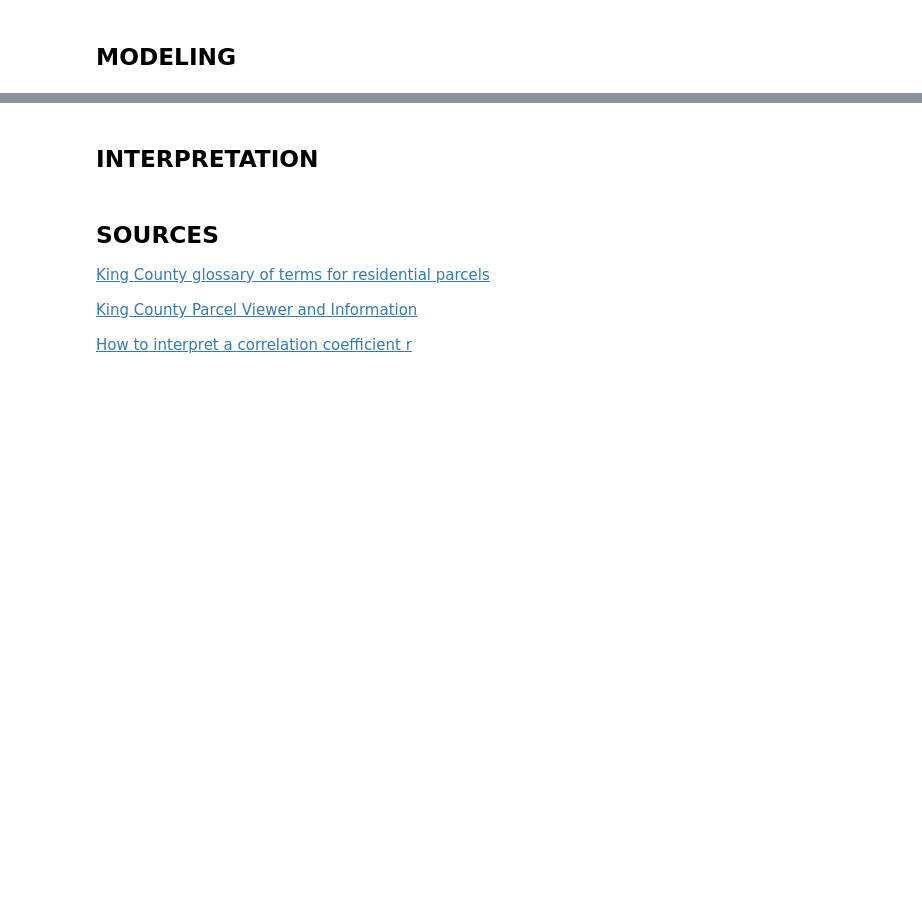
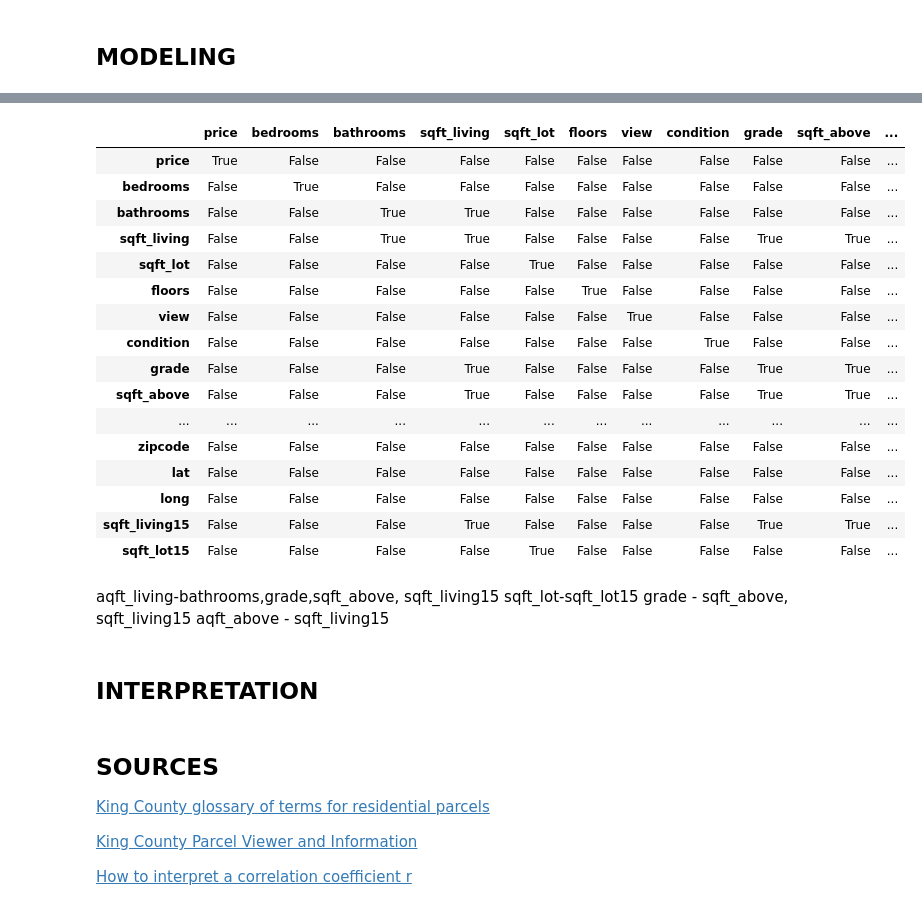
Before and after one commit to naquech-DS/dsc-1-final-project-online-ds-ft-112618, a Jupyter notebook: student.ipynb, the cells around one changed output, grey strips where cells are left out. Drawn from its saved outputs; the diff is of its cells as text; code cells hidden in the pictures; blank space fills up the shorter version.

```diff
--- a/student.ipynb
+++ b/student.ipynb
@@ -716,3 +814,30 @@ plt.show()
+# %%
+# A correlation with an absolute value of 0.7 or higher is considered a high correlation.
+# Check for correlations higher than |0.7|
+abs(df.corr()) > 0.7
+# %% [output]
+|  | price | bedrooms | bathrooms | sqft_living | sqft_lot | floors | view | condition | grade | sqft_above | ... |
+| price | True | False | False | False | False | False | False | False | False | False | ... |
+| bedrooms | False | True | False | False | False | False | False | False | False | False | ... |
+| bathrooms | False | False | True | True | False | False | False | False | False | False | ... |
+| sqft_living | False | False | True | True | False | False | False | False | True | True | ... |
+| sqft_lot | False | False | False | False | True | False | False | False | False | False | ... |
+| floors | False | False | False | False | False | True | False | False | False | False | ... |
+| view | False | False | False | False | False | False | True | False | False | False | ... |
+| condition | False | False | False | False | False | False | False | True | False | False | ... |
+| grade | False | False | False | True | False | False | False | False | True | True | ... |
+| sqft_above | False | False | False | True | False | False | False | False | True | True | ... |
+| ... | ... | ... | ... | ... | ... | ... | ... | ... | ... | ... | ... |
+| zipcode | False | False | False | False | False | False | False | False | False | False | ... |
+| lat | False | False | False | False | False | False | False | False | False | False | ... |
+| long | False | False | False | False | False | False | False | False | False | False | ... |
+| sqft_living15 | False | False | False | True | False | False | False | False | True | True | ... |
+| sqft_lot15 | False | False | False | False | True | False | False | False | False | False | ... |
+# %% [markdown]
+aqft_living-bathrooms,grade,sqft_above, sqft_living15
+sqft_lot-sqft_lot15
+grade - sqft_above, sqft_living15
+aqft_above - sqft_living15
 # %% [markdown]
 ## INTERPRETATION
 # %% [markdown]
```
Also changed, not shown: parts of 16 cells of this notebook.
